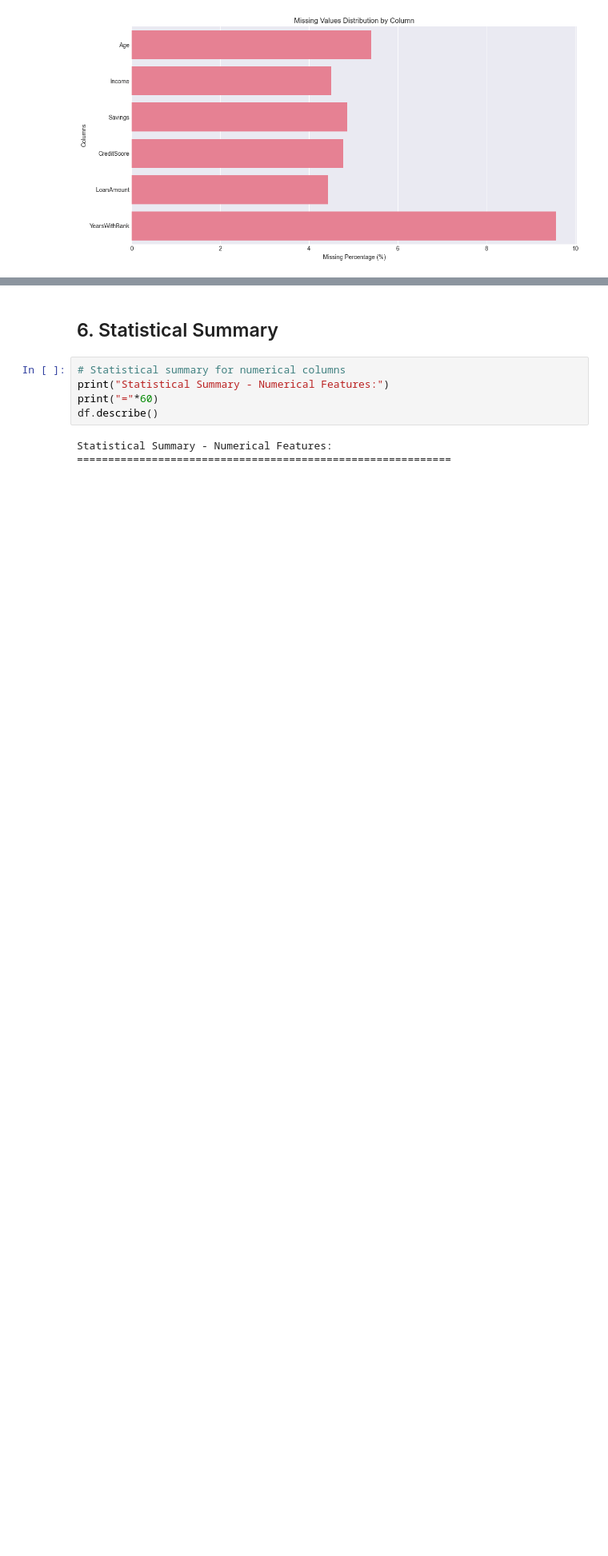
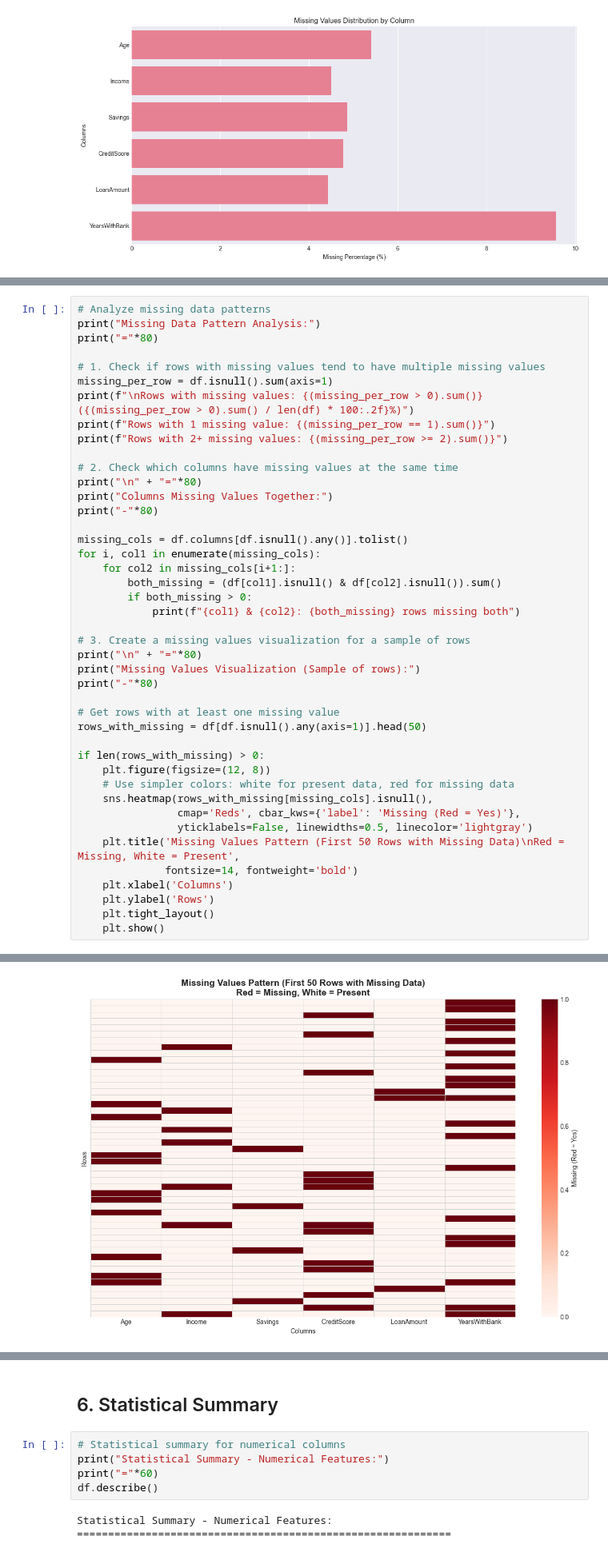
Before and after one commit to troumel/ex3, a Jupyter notebook: bank_eda_analysis.ipynb, the cells around one changed output, grey strips where cells are left out. Shown at 80% size. Cells and saved outputs as stored; diff of their text form; blank space fills up the shorter version.

Commit message:
continue with EDA analysis tasks

```diff
--- a/bank_eda_analysis.ipynb
+++ b/bank_eda_analysis.ipynb
@@ -247,0 +194,44 @@ else:
+# %%
+# Analyze missing data patterns
+print("Missing Data Pattern Analysis:")
+print("="*80)
+
+# 1. Check if rows with missing values tend to have multiple missing values
+missing_per_row = df.isnull().sum(axis=1)
+print(f"\nRows with missing values: {(missing_per_row > 0).sum()} ({(missing_per_row > 0).sum() / len(df) * 100:.2f}%)")
+print(f"Rows with 1 missing value: {(missing_per_row == 1).sum()}")
+print(f"Rows with 2+ missing values: {(missing_per_row >= 2).sum()}")
+
+# 2. Check which columns have missing values at the same time
+print("\n" + "="*80)
+print("Columns Missing Values Together:")
+print("-"*80)
+
+missing_cols = df.columns[df.isnull().any()].tolist()
+for i, col1 in enumerate(missing_cols):
+    for col2 in missing_cols[i+1:]:
+        both_missing = (df[col1].isnull() & df[col2].isnull()).sum()
+        if both_missing > 0:
+            print(f"{col1} & {col2}: {both_missing} rows missing both")
+
+# 3. Create a missing values visualization for a sample of rows
+print("\n" + "="*80)
+print("Missing Values Visualization (Sample of rows):")
+print("-"*80)
+
+# Get rows with at least one missing value
+rows_with_missing = df[df.isnull().any(axis=1)].head(50)
+
+if len(rows_with_missing) > 0:
+    plt.figure(figsize=(12, 8))
+    # Use simpler colors: white for present data, red for missing data
+    sns.heatmap(rows_with_missing[missing_cols].isnull(),
+                cmap='Reds', cbar_kws={'label': 'Missing (Red = Yes)'},
+                yticklabels=False, linewidths=0.5, linecolor='lightgray')
+    plt.title('Missing Values Pattern (First 50 Rows with Missing Data)\nRed = Missing, White = Present',
+              fontsize=14, fontweight='bold')
+    plt.xlabel('Columns')
+    plt.ylabel('Rows')
+    plt.tight_layout()
+    plt.show()
+# %% [output]
@@ -247,0 +255 @@ else:
+[figure, added]
```
Also changed, not shown: parts of 41 cells of this notebook.
